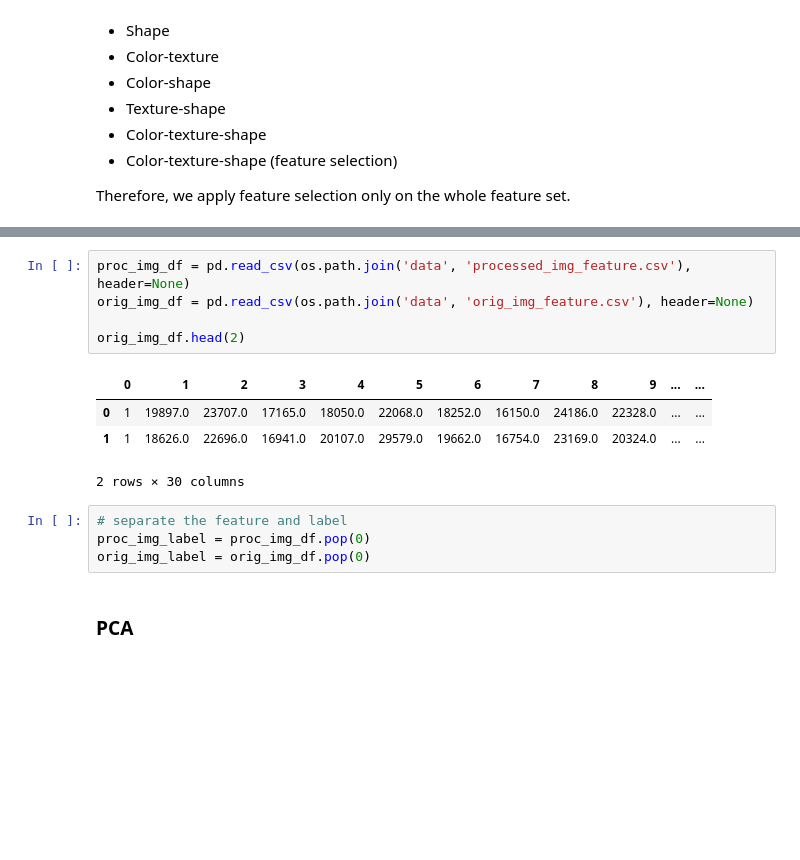
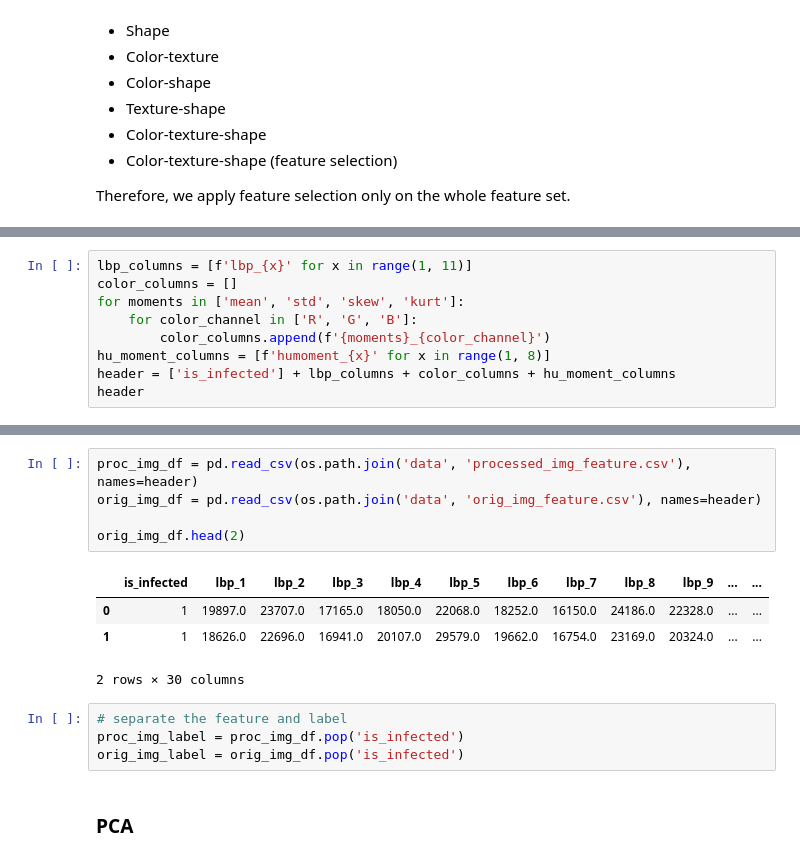
Before and after one commit to zeerafle/oil-palm-stem, a Jupyter notebook: disease_detection.ipynb, the cells around one changed output, grey strips where cells are left out. Drawn from its saved outputs; the diff is of its cells as text; blank space fills up the shorter version.

```diff
--- a/disease_detection.ipynb
+++ b/disease_detection.ipynb
@@ -267,0 +269,9 @@ from sklearn.decomposition import PCA
+# %%
+lbp_columns = [f'lbp_{x}' for x in range(1, 11)]
+color_columns = []
+for moments in ['mean', 'std', 'skew', 'kurt']:
+    for color_channel in ['R', 'G', 'B']:
+        color_columns.append(f'{moments}_{color_channel}')
+hu_moment_columns = [f'humoment_{x}' for x in range(1, 8)]
+header = ['is_infected'] + lbp_columns + color_columns + hu_moment_columns
+header
@@ -268,17 +296,17 @@ from sklearn.decomposition import PCA
 # %%
-proc_img_df = pd.read_csv(os.path.join('data', 'processed_img_feature.csv'), header=None)
-orig_img_df = pd.read_csv(os.path.join('data', 'orig_img_feature.csv'), header=None)
+proc_img_df = pd.read_csv(os.path.join('data', 'processed_img_feature.csv'), names=header)
+orig_img_df = pd.read_csv(os.path.join('data', 'orig_img_feature.csv'), names=header)
 
 orig_img_df.head(2)
 # %% [output]
-|  | 0 | 1 | 2 | 3 | 4 | 5 | 6 | 7 | 8 | 9 | ... | ... |
+|  | is_infected | lbp_1 | lbp_2 | lbp_3 | lbp_4 | lbp_5 | lbp_6 | lbp_7 | lbp_8 | lbp_9 | ... | ... |
 | 0 | 1 | 19897.0 | 23707.0 | 17165.0 | 18050.0 | 22068.0 | 18252.0 | 16150.0 | 24186.0 | 22328.0 | ... | ... |
 | 1 | 1 | 18626.0 | 22696.0 | 16941.0 | 20107.0 | 29579.0 | 19662.0 | 16754.0 | 23169.0 | 20324.0 | ... | ... |
 2 rows × 30 columns
 # %%
 # separate the feature and label
-proc_img_label = proc_img_df.pop(0)
-orig_img_label = orig_img_df.pop(0)
+proc_img_label = proc_img_df.pop('is_infected')
+orig_img_label = orig_img_df.pop('is_infected')
 # %% [markdown]
 ### PCA
 # %%
```
Also changed, not shown: parts of 8 cells of this notebook, 4 other files.
